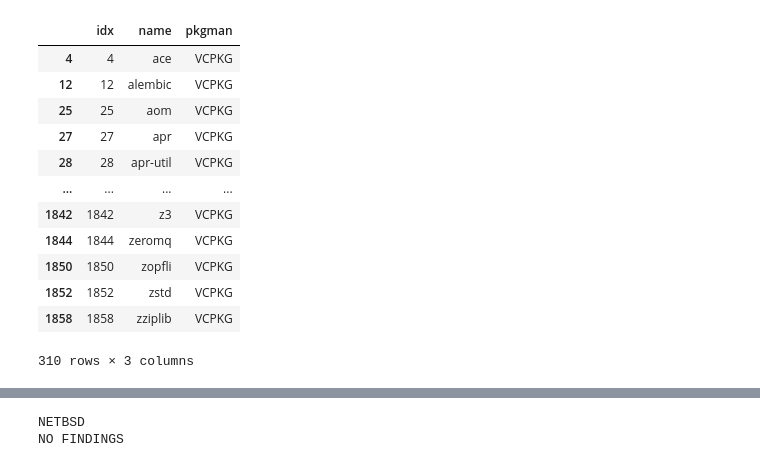
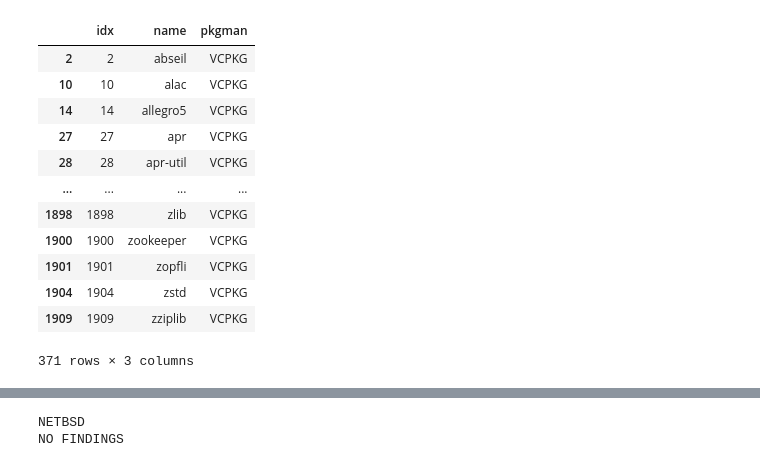
Before and after one commit to DaSEA-project/DaSEA-Network, a Jupyter notebook: notebook/case_links.ipynb, the cells around one changed output, grey strips where cells are left out. Drawn from its saved outputs; the diff is of its cells as text; code cells hidden in the pictures.

```diff
--- a/notebook/case_links.ipynb
+++ b/notebook/case_links.ipynb
@@ -1,22 +1,34 @@
 # %%
 import pandas as pd
 data_path = '../data'
-conan_pkg = '/conan/conan_packages_03-18-2022.csv'
-conan_dep = '/conan/conan_dependencies_03-18-2022.csv'
-freebsd11_pkg = '/ports/freebsd11/freebsd11_packages_03-18-2022.csv'
+alire_pkg = '/alire/alire_packages_04-22-2022.csv'
+alire_dep = '/alire/alire_dependencies_04-22-2022.csv'
+cargo_pkg = '/cargo/cargo_packages_04-22-2022.csv'
+cargo_dep = '/cargo/cargo_dependencies_04-22-2022.csv'
+chromebrew_pkg = '/chromebrew/chromebrew_packages_04-22-2022.csv'
+chromebrew_dep = '/chromebrew/chromebrew_dependencies_04-22-2022.csv'
+clojars_pkg = '/clojars/clojars_packages_03-27-2022.csv'
+clojars_dep = '/clojars/clojars_dependencies_03-27-2022.csv'
+conan_pkg = '/conan/conan_packages_04-22-2022.csv'
+conan_dep = '/conan/conan_dependencies_04-22-2022.csv'
+freebsd11_pkg = '/ports/freebsd11/freebsd11_packages_03-218-2022.csv'
 freebsd11_dep = '/ports/freebsd11/freebsd11_dependencies_03-18-2022.csv'
-fpm_pkg = '/fpm/fpm_packages_03-18-2022.csv'
-fpm_dep = '/fpm/fpm_dependencies_03-18-2022.csv'
-alire_pkg = '/alire/alire_packages_03-18-2022.csv'
-alire_dep = '/alire/alire_dependencies_03-18-2022.csv'
-cargo_pkg = '/cargo/cargo_packages_03-18-2022.csv'
-cargo_dep = '/cargo/cargo_dependencies_03-18-2022.csv'
+fpm_pkg = '/fpm/fpm_packages_03-27-2022.csv'
+fpm_dep = '/fpm/fpm_dependencies_03-27-2022.csv'
+homebrew_pkg = '/homebrew/homebrew_packages_03-27-2022.csv'
+homebrew_dep = '/homebrew/homebrew_dependencies_03-27-2022.csv'
+netbsd9_pkg = '/ports/netbsd9/netbsd9_packages_03-27-2022.csv'
+netbsd9_dep = '/ports/netbsd9/netbsd9_dependencies_03-27-2022.csv'
+nimble_pkg = '/nimble/nimble_packages_03-27-2022.csv'
+nimble_dep = '/nimble/nimble_dependencies_03-27-2022.csv'
 openbsd69_pkg = '/ports/openbsd69/openbsd69_packages_03-18-2022.csv'
 openbsd69_dep = '/ports/openbsd69/openbsd69_dependencies_03-18-2022.csv'
-nimble_pkg = '/nimble/nimble_packages_03-18-2022.csv'
-nimble_dep = '/nimble/nimble_dependencies_03-18-2022.csv'
-vcpkg_pkg = '/vcpkg/vcpkg_packages_03-18-2022.csv'
-vcpkg_dep = '/vcpkg/vcpkg_dependencies_03-18-2022.csv'
+rubygems_pkg = '/rubygems/rubygems_packages_03-27-2022.csv'
+rubygems_dep = '/rubygems/rubygems_dependencies_03-27-2022.csv'
+vcpkg_pkg = '/vcpkg/vcpkg_packages_04-22-2022.csv'
+vcpkg_dep = '/vcpkg/vcpkg_dependencies_04-22-2022.csv'
+lua_pkg = '/luarocks/luarocks_packages_03-22-2022.csv'
+lua_dep = '/luarocks/luarocks_dependencies_03-22-2022.csv'
 
 # Remove Freebsd11 prefix
 def split_prefix(x):
@@ -49,21 +61,21 @@ def check_transitvity(df_a, df_b, df_c):
 
 # check_transitvity(_df(vcpkg_pkg), _)
 # %%
-intersect(_df(vcpkg_pkg), _df_ports(openbsd69_pkg))
+intersect(_df(vcpkg_pkg), _df_ports(netbsd9_pkg))
 # %% [output]
 |  | idx | name | pkgman |
-| 4 | 4 | ace | VCPKG |
-| 12 | 12 | alembic | VCPKG |
-| 25 | 25 | aom | VCPKG |
+| 2 | 2 | abseil | VCPKG |
+| 10 | 10 | alac | VCPKG |
+| 14 | 14 | allegro5 | VCPKG |
 | 27 | 27 | apr | VCPKG |
 | 28 | 28 | apr-util | VCPKG |
 | ... | ... | ... | ... |
-| 1842 | 1842 | z3 | VCPKG |
-| 1844 | 1844 | zeromq | VCPKG |
-| 1850 | 1850 | zopfli | VCPKG |
-| 1852 | 1852 | zstd | VCPKG |
-| 1858 | 1858 | zziplib | VCPKG |
+| 1898 | 1898 | zlib | VCPKG |
+| 1900 | 1900 | zookeeper | VCPKG |
+| 1901 | 1901 | zopfli | VCPKG |
+| 1904 | 1904 | zstd | VCPKG |
+| 1909 | 1909 | zziplib | VCPKG |
-310 rows × 3 columns
+371 rows × 3 columns
 # %%
 import pandas as pd
 
```
Also changed, not shown: parts of 8 cells of this notebook.
